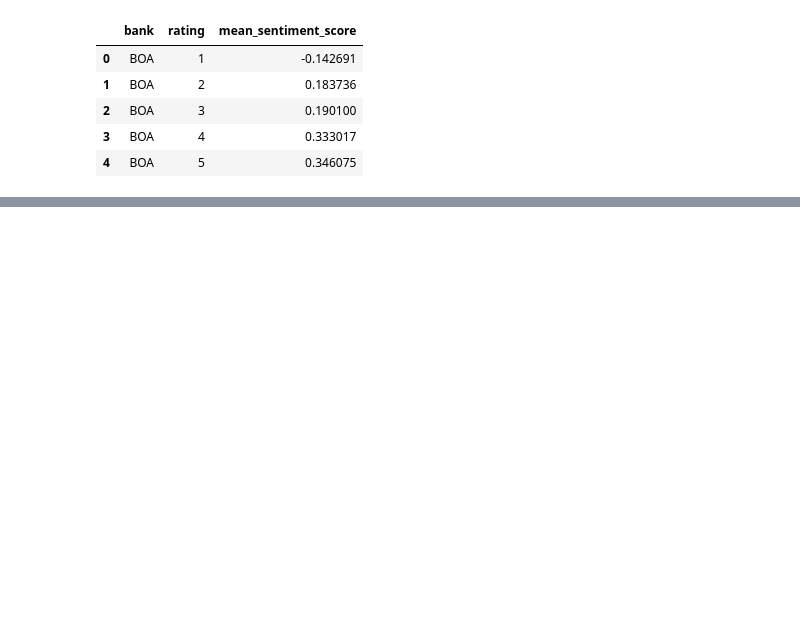
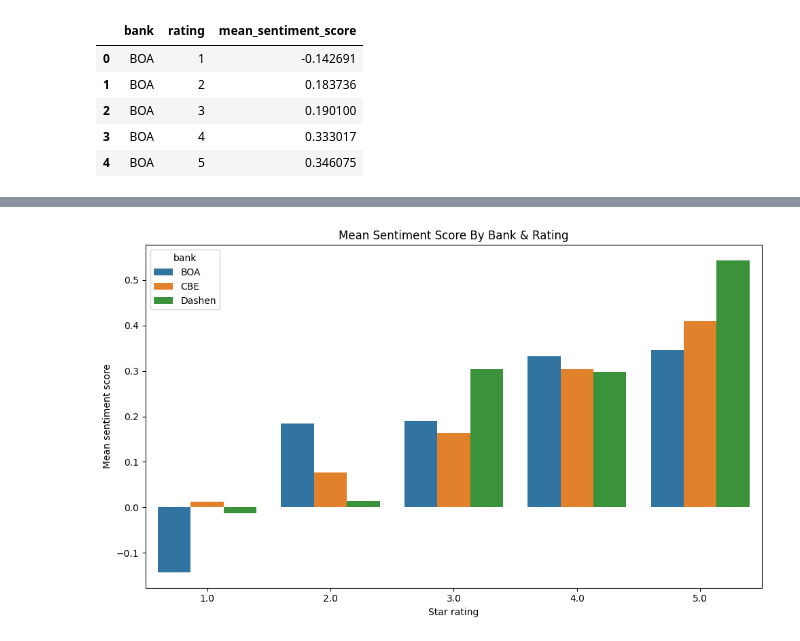
Before and after one commit to Ty-Miki/customer-experience-analytics, a Jupyter notebook: notebooks/sentiment_and_thematic_analysis.ipynb, the cells around one changed output, grey strips where cells are left out. Cells and saved outputs as stored; diff of their text form; code cells hidden in the pictures; blank space fills up the shorter version.

```diff
--- a/notebooks/sentiment_and_thematic_analysis.ipynb
+++ b/notebooks/sentiment_and_thematic_analysis.ipynb
@@ -94,3 +94,19 @@ summary_df.head()
 # %%
 # Save summary df to a csv file
 summary_df.to_csv(f"{parent_directory}/data/sentiment_summary_by_bank_and_rating.csv", index=False)
+# %%
+# Visulaize the summary dataframe using bar chart
+from scripts.plot_generator import PlotGenerator
+import pandas as pd
+
+df['rating'] = df['rating'].astype(int)
+df['date'] = pd.to_datetime(df['date'])
+
+
+plot_generator = PlotGenerator(df=summary_df)
+plot_generator.plot_barchart(x_value="rating", y_value="mean_sentiment_score",
+                             x_label="Star rating", y_label="Mean sentiment score",
+                             title="Mean Sentiment Score By Bank & Rating",
+                             hue="bank", legend=True,
+                             file_path=f"{parent_directory}/notebooks/plots/mean_sentiment_score_by_bank_and_rating.png")
+# %% [output]
@@ -96,0 +116 @@ summary_df.to_csv(f"{parent_directory}/data/sentiment_summary_by_bank_and_rating
+[figure, added]
```
Also changed, not shown: parts of 1 cell of this notebook, 2 other files.
